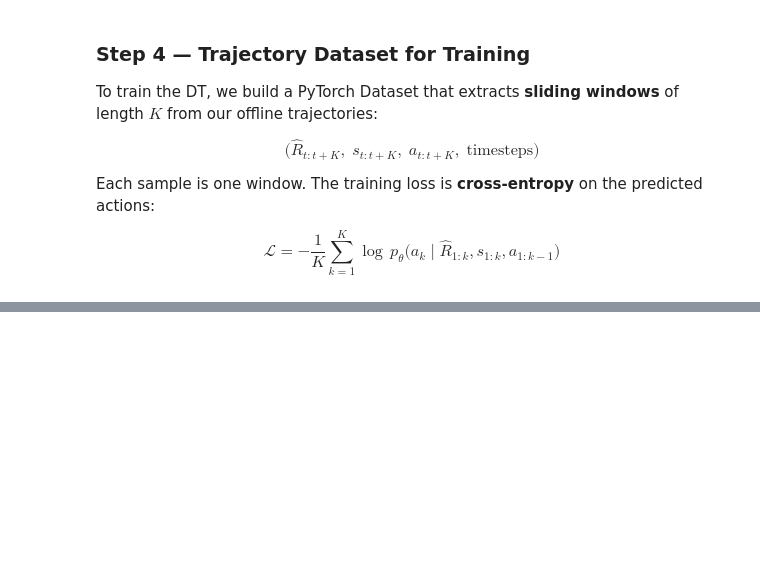
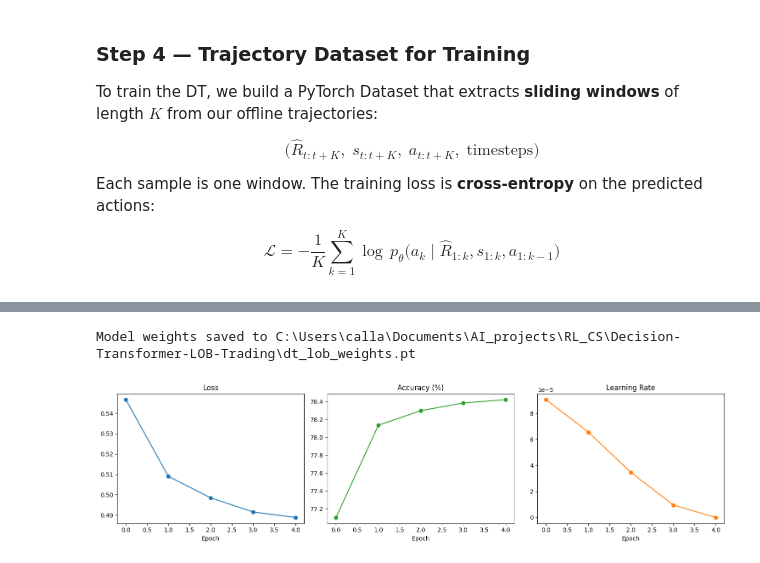
Before and after one commit to produit-scalaire/Decision-Transformer-LOB-Trading, a Jupyter notebook: main.ipynb, the cells around one changed output, grey strips where cells are left out. Saved outputs shown, nothing was run; the diff lists cells and outputs as text; code cells hidden in the pictures; blank space fills up the shorter version.

```diff
--- a/main.ipynb
+++ b/main.ipynb
@@ -210,7 +210,15 @@ import kagglehub
 
 print(f"PyTorch version: {torch.__version__}")
 print(f"CUDA available : {torch.cuda.is_available()}")
-device = torch.device("cuda" if torch.cuda.is_available() else "cpu")
+print(f"MPS available  : {torch.backends.mps.is_available()}")
+
+if torch.cuda.is_available():
+    device = torch.device("cuda")
+elif torch.backends.mps.is_available():
+    device = torch.device("mps")
+else:
+    device = torch.device("cpu")
+
 print(f"Using device   : {device}")
 # %% [output]
 PyTorch version: 2.9.0+cu130
@@ -1109,0 +1246,27 @@ Forward pass OK!
+# %%
+# -- Save model weights --
+WEIGHTS_PATH = Path("dt_lob_weights.pt")
+torch.save(model.state_dict(), WEIGHTS_PATH)
+print(f"Model weights saved to {WEIGHTS_PATH.resolve()}")
+# %% [output]
+Model weights saved to C:\Users\calla\Documents\AI_projects\RL_CS\Decision-Transformer-LOB-Trading\dt_lob_weights.pt
+# %%
+# -- Training curves --
+fig, axes = plt.subplots(1, 3, figsize=(15, 4))
+
+axes[0].plot(history["loss"], "o-")
+axes[0].set_title("Loss")
+axes[0].set_xlabel("Epoch")
+
+axes[1].plot([a * 100 for a in history["acc"]], "o-", color="tab:green")
+axes[1].set_title("Accuracy (%)")
+axes[1].set_xlabel("Epoch")
+
+axes[2].plot(history["lr"], "o-", color="tab:orange")
+axes[2].set_title("Learning Rate")
+axes[2].set_xlabel("Epoch")
+
+plt.tight_layout()
+plt.show()
+# %% [output]
+[figure, added]
```
Also changed, not shown: parts of 20 cells of this notebook, 1 other file.
